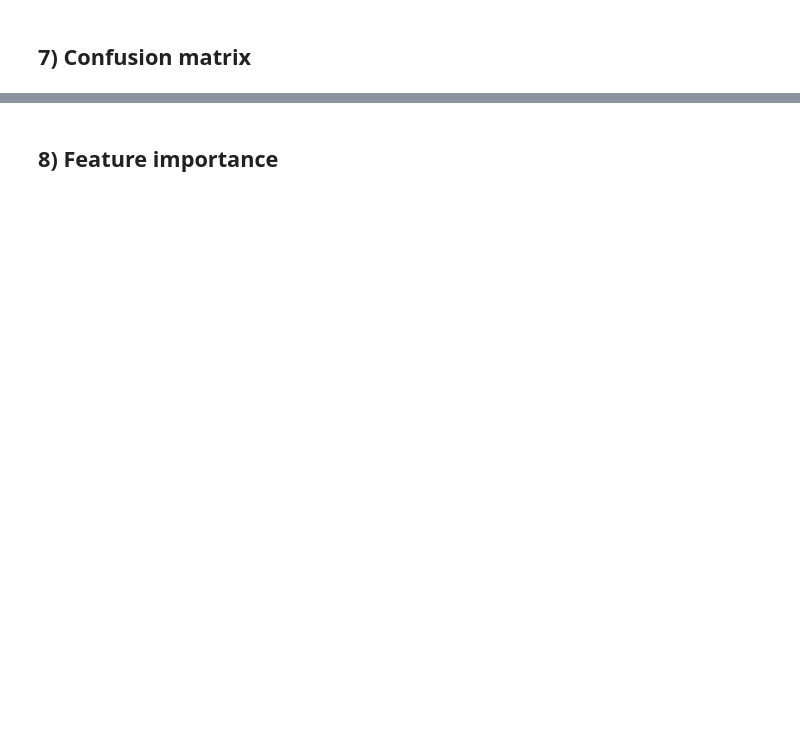
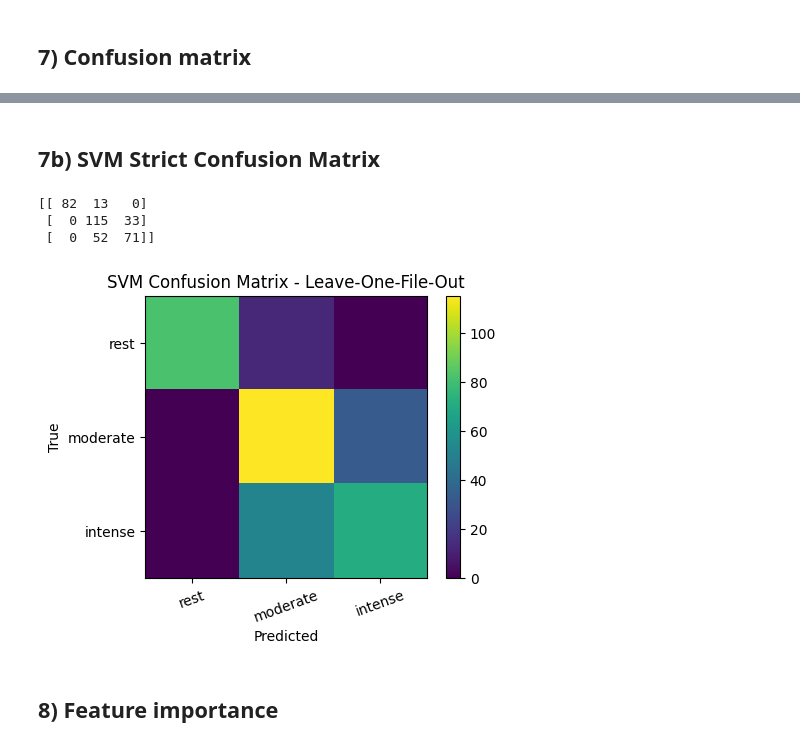
Before and after one commit to linahrchrs/capstone, a Jupyter notebook: ml_pipeline/notebooks/06-generalization-test.ipynb, the cells around one changed output, grey strips where cells are left out. Cells and saved outputs as stored; diff of their text form; code cells hidden in the pictures; blank space fills up the shorter version.

```diff
--- a/ml_pipeline/notebooks/06-generalization-test.ipynb
+++ b/ml_pipeline/notebooks/06-generalization-test.ipynb
@@ -336,3 +441,25 @@ plt.show()
+# %% [markdown]
+## 7b) SVM Strict Confusion Matrix
+# %%
+cm_svm_strict = confusion_matrix(all_true_svm, all_preds_svm)
+print(cm_svm_strict)
+
+plt.figure(figsize=(5, 4))
+plt.imshow(cm_svm_strict, interpolation="nearest")
+plt.title("SVM Confusion Matrix - Leave-One-File-Out")
+plt.colorbar()
+plt.xticks([0, 1, 2], ["rest", "moderate", "intense"], rotation=20)
+plt.yticks([0, 1, 2], ["rest", "moderate", "intense"])
+plt.xlabel("Predicted")
+plt.ylabel("True")
+plt.tight_layout()
+plt.savefig(PLOTS_DIR, "chart_strict_svm_confusion_matrix.png", dpi=300)
+plt.show()
+# %% [output]
+[[ 82  13   0]
+ [  0 115  33]
+ [  0  52  71]]
+[figure, added]
 # %% [markdown]
 ## 8) Feature importance
 # %%
```
Also changed, not shown: parts of 25 cells of this notebook, 12 other files.
